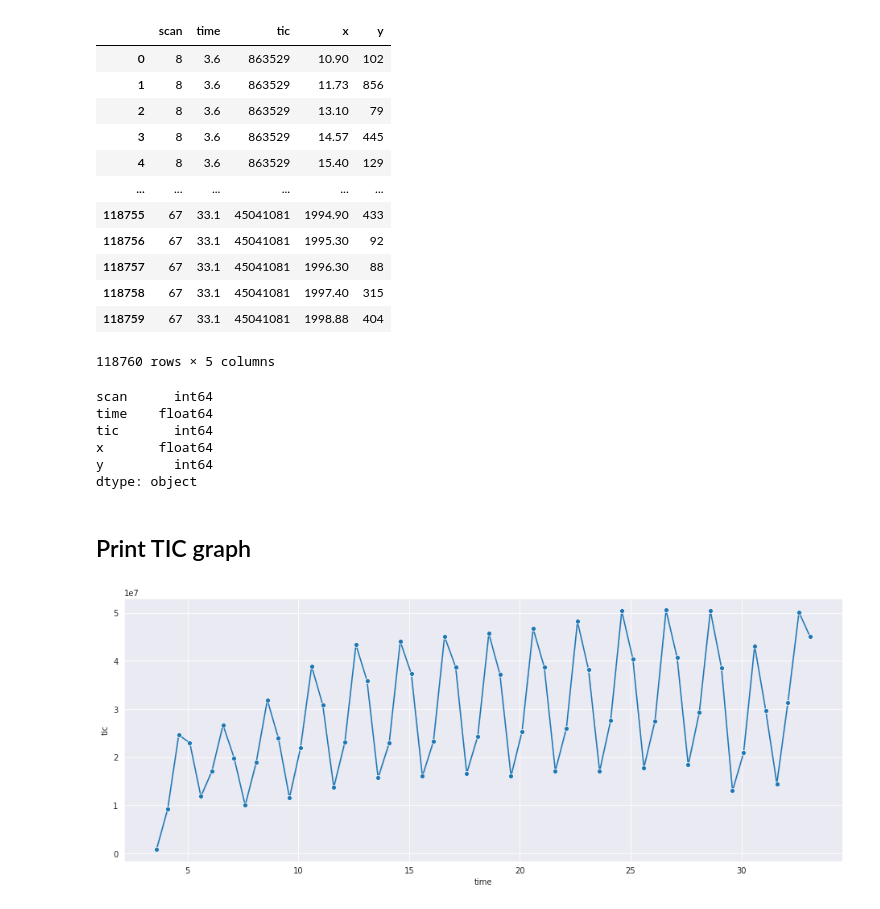
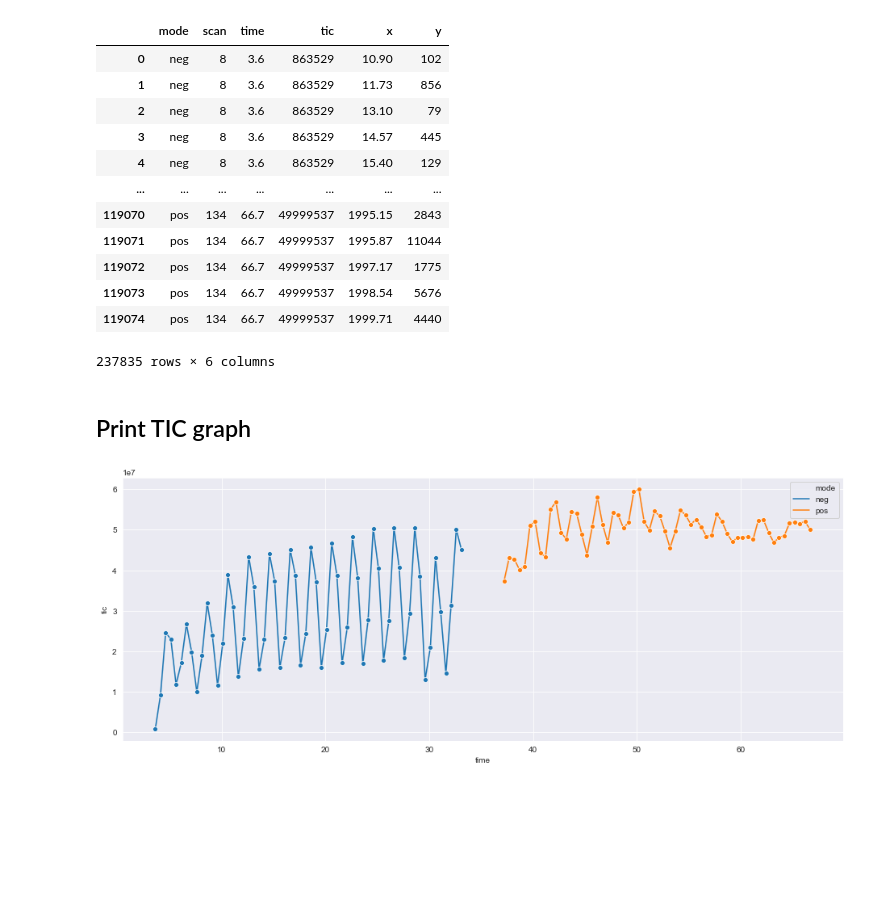
Before and after one commit to plopezgarcia/one-offs, a Jupyter notebook: jcamp-view/jcamp-view.ipynb, the cells around one changed output. Drawn from its saved outputs; the diff is of its cells as text; code cells hidden in the pictures; blank space fills up the shorter version.

```diff
--- a/jcamp-view/jcamp-view.ipynb
+++ b/jcamp-view/jcamp-view.ipynb
@@ -43,25 +48,0 @@ with open(DEMO_FILE) as fp:
-# %%
-measurements
-# %% [output]
-|  | scan | time | tic | x | y |
-| 0 | 8 | 3.6 | 863529 | 10.90 | 102 |
-| 1 | 8 | 3.6 | 863529 | 11.73 | 856 |
-| 2 | 8 | 3.6 | 863529 | 13.10 | 79 |
-| 3 | 8 | 3.6 | 863529 | 14.57 | 445 |
-| 4 | 8 | 3.6 | 863529 | 15.40 | 129 |
-| ... | ... | ... | ... | ... | ... |
-| 118755 | 67 | 33.1 | 45041081 | 1994.90 | 433 |
-| 118756 | 67 | 33.1 | 45041081 | 1995.30 | 92 |
-| 118757 | 67 | 33.1 | 45041081 | 1996.30 | 88 |
-| 118758 | 67 | 33.1 | 45041081 | 1997.40 | 315 |
-| 118759 | 67 | 33.1 | 45041081 | 1998.88 | 404 |
-118760 rows × 5 columns
-# %%
-measurements.dtypes
-# %% [output]
-scan      int64
-time    float64
-tic       int64
-x       float64
-y         int64
-dtype: object
@@ -68,8 +52,25 @@ dtype: object
+# %%
+measurements = neg.append(pos)
+measurements
+# %% [output]
+|  | mode | scan | time | tic | x | y |
+| 0 | neg | 8 | 3.6 | 863529 | 10.90 | 102 |
+| 1 | neg | 8 | 3.6 | 863529 | 11.73 | 856 |
+| 2 | neg | 8 | 3.6 | 863529 | 13.10 | 79 |
+| 3 | neg | 8 | 3.6 | 863529 | 14.57 | 445 |
+| 4 | neg | 8 | 3.6 | 863529 | 15.40 | 129 |
+| ... | ... | ... | ... | ... | ... | ... |
+| 119070 | pos | 134 | 66.7 | 49999537 | 1995.15 | 2843 |
+| 119071 | pos | 134 | 66.7 | 49999537 | 1995.87 | 11044 |
+| 119072 | pos | 134 | 66.7 | 49999537 | 1997.17 | 1775 |
+| 119073 | pos | 134 | 66.7 | 49999537 | 1998.54 | 5676 |
+| 119074 | pos | 134 | 66.7 | 49999537 | 1999.71 | 4440 |
+237835 rows × 6 columns
 # %% [markdown]
 ## Print TIC graph
 # %%
 plt.figure(figsize=(16, 6))
-sns.lineplot(data=measurements, x="time", y="tic", markers=True, style=time, legend=False)
+sns.lineplot(data=measurements, x='time', y='tic', markers=True, marker='o', hue='mode')
 plt.show()
 # %% [output]
-[figure, old version]
+[figure, new version]
```
Also changed, not shown: parts of 9 cells of this notebook, 1 other file.
